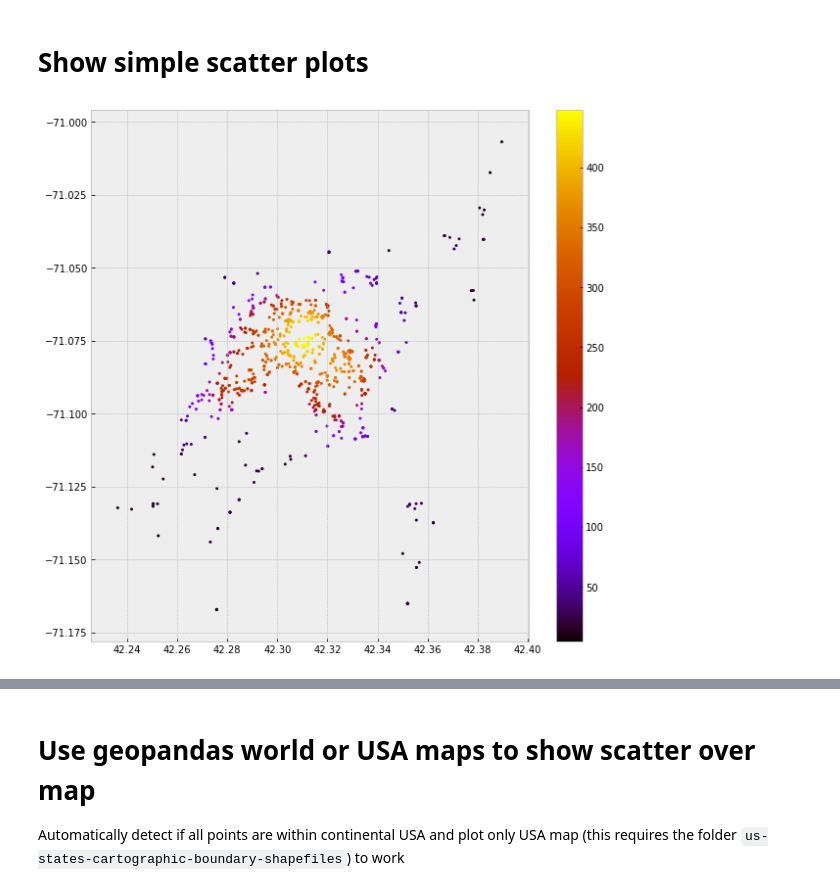
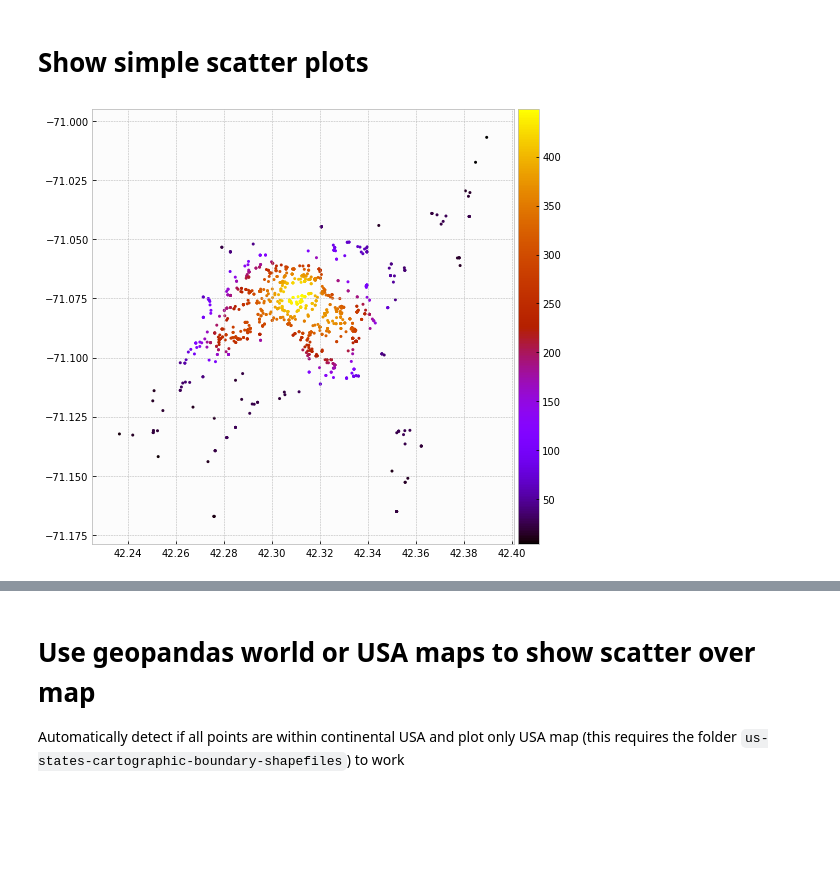
Before and after one commit to darenr/simple-geo-plotting, a Jupyter notebook: demo.ipynb, the cells around one changed output, grey strips where cells are left out. Drawn from its saved outputs; the diff is of its cells as text; code cells hidden in the pictures; blank space fills up the shorter version.

Commit message:
force the scatter plot to use the correct aspect ratio when color bar is used

```diff
--- a/demo.ipynb
+++ b/demo.ipynb
@@ -18,17 +18,27 @@ display(HTML("<style>.container { width:90% !important; }</style>"))
 # Show simple scatter plots
 # %%
 def render_denisty_scatter_plot(x, y, figsize=(10,10)):
+    from mpl_toolkits.axes_grid1 import make_axes_locatable
+
+    def colorbar(mappable):
+        ax = mappable.axes
+        fig = ax.figure
+        divider = make_axes_locatable(ax)
+        cax = divider.append_axes("right", size="5%", pad=0.05)
+        return fig.colorbar(mappable, cax=cax)
+
     xy = np.vstack([x, y])
     z = stats.gaussian_kde(xy, bw_method='scott')(xy)
     fig, ax = plt.subplots(figsize=figsize)
     plot = ax.scatter(x=x, y=y,  c=z, cmap='gnuplot', edgecolors='none', marker='.')
-    plt.colorbar(plot, ax=ax)
+    ax.set_facecolor('#fcfcfc')
+    colorbar(plot)
 # %%
 df = pd.read_csv('datasets/boston_sample.csv')
 df = df.loc[df['Lat'] > 40]
 df = df.loc[df['Long'] < 70]
-render_denisty_scatter_plot(x=df['Lat'], y=df['Long'], figsize=(10,10));
+render_denisty_scatter_plot(x=df['Lat'], y=df['Long'], figsize=(8,8));
 # %% [output]
-[figure, old version]
+[figure, new version]
 # %%
 df=pd.read_csv('datasets/sfcrime.csv')
```
Also changed, not shown: parts of 4 cells of this notebook.
